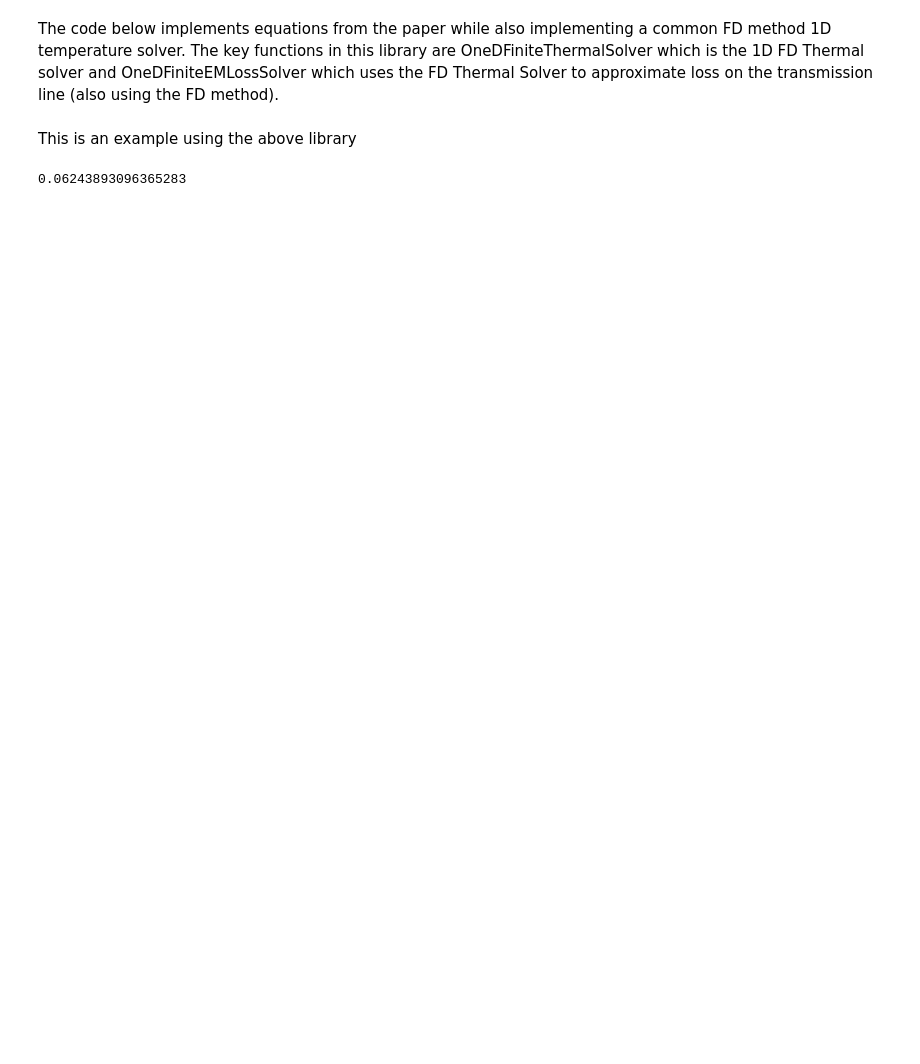
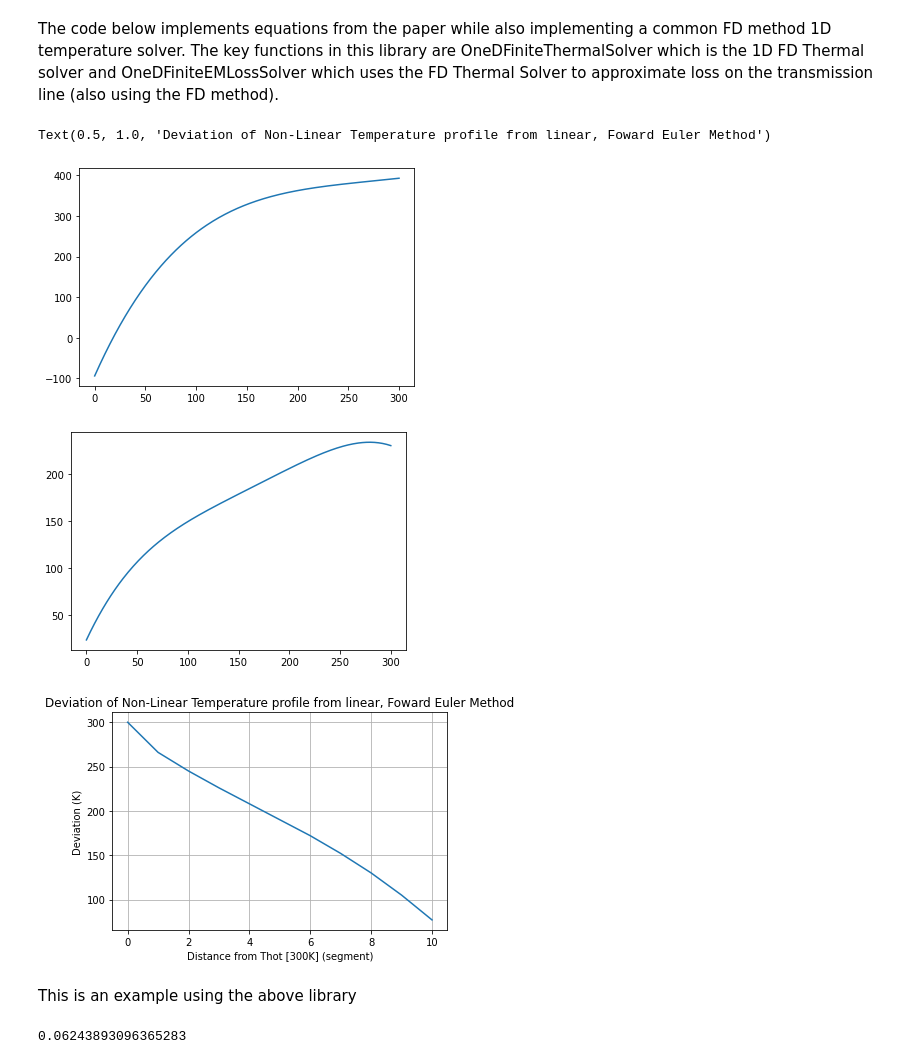
Before and after one commit to RoFree/1D_FDMethodThermal-EM, a Jupyter notebook: Thermal_Modeling_of_Coaxial_line_noise.ipynb, the cells around one changed output. Drawn from its saved outputs; the diff is of its cells as text; code cells hidden in the pictures; blank space fills up the shorter version.

```diff
--- a/Thermal_Modeling_of_Coaxial_line_noise.ipynb
+++ b/Thermal_Modeling_of_Coaxial_line_noise.ipynb
@@ -382,3 +508,39 @@ def OneDFiniteEMNoiseSolverv4(T_gradient_inner, T_gradient_outer, f, e_cond_oute
+# %%
+#@title Default title text
+gradient, x, t, elapsed = solver_FE_simple(300, 77, 0.01, 0.1, 0.01, 1000, tConduct_BeCu, 8360, SpecificHeat_BeCu)
+print(gradient)
+plot = plt.figure()
+ax = plt.axes()
+ax.plot(gradient)
+print(elapsed)
+ax.set_xlabel("Distance from Thot [300K] (segment)")
+ax.set_ylabel("Temperature (K)")
+ax.set_title("Temperature profile along inner conductor of coax, Foward Euler Method")
+# %%
+plot = plt.figure()
+index = np.linspace(0, 300, 300)
+plt.plot(index, SpecificHeat_BeCu(index))
+plot2 = plt.figure()
+plt.plot(index, tConduct_BeCu(index))
+interval = np.linspace(0, len(gradient), len(gradient))
+linear_fit = np.poly1d(np.polyfit(interval, gradient, 1))
+linear_gradient = populateInitialState(300, 77, 0.059, len(gradient))
+deviation = []
+for i in range(len(interval)):
+  deviation.append((gradient[i]-linear_gradient[i]))
+
+plot = plt.figure()
+ax = plt.axes()
+plt.grid()
+plt.plot(gradient)
+ax.set_xlabel("Distance from Thot [300K] (segment)")
+ax.set_ylabel("Deviation (K)")
+ax.set_title("Deviation of Non-Linear Temperature profile from linear, Foward Euler Method")
+# %% [output]
+Text(0.5, 1.0, 'Deviation of Non-Linear Temperature profile from linear, Foward Euler Method')
+[figure, added]
+[figure, added]
+[figure, added]
 # %% [markdown]
 This is an example using the above library
 # %%
```
Also changed, not shown: parts of 6 cells of this notebook.
